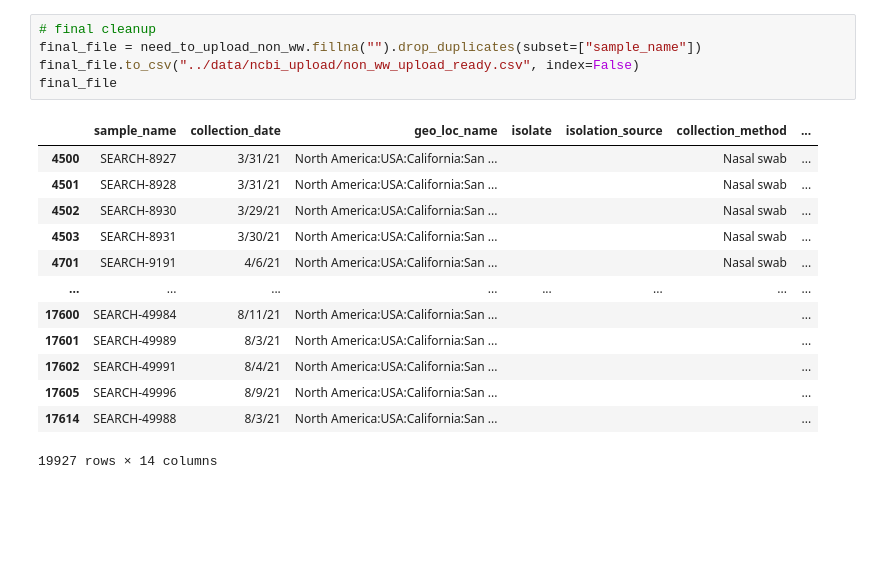
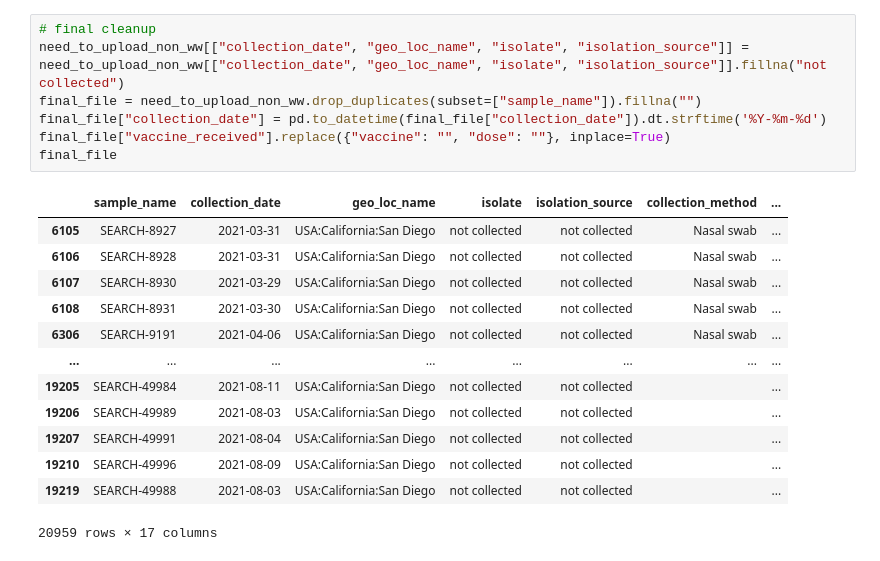
Before and after one commit to andersen-lab/bjorn, a Jupyter notebook: notebooks/ncbi_upload_workflow_non_ww.ipynb, the cells around one changed output. Saved outputs shown, nothing was run; the diff lists cells and outputs as text; blank space fills up the shorter version.

```diff
--- a/notebooks/ncbi_upload_workflow_non_ww.ipynb
+++ b/notebooks/ncbi_upload_workflow_non_ww.ipynb
@@ -210,19 +92,21 @@ See the caveats in the documentation: https://pandas.pydata.org/pandas-docs/stab
-# %%
-# final cleanup
-final_file = need_to_upload_non_ww.fillna("").drop_duplicates(subset=["sample_name"])
-final_file.to_csv("../data/ncbi_upload/non_ww_upload_ready.csv", index=False)
-final_file
-# %% [output]
-|  | sample_name | collection_date | geo_loc_name | isolate | isolation_source | collection_method | ... |
-| 4500 | SEARCH-8927 | 3/31/21 | North America:USA:California:San ... |  |  | Nasal swab | ... |
-| 4501 | SEARCH-8928 | 3/31/21 | North America:USA:California:San ... |  |  | Nasal swab | ... |
-| 4502 | SEARCH-8930 | 3/29/21 | North America:USA:California:San ... |  |  | Nasal swab | ... |
-| 4503 | SEARCH-8931 | 3/30/21 | North America:USA:California:San ... |  |  | Nasal swab | ... |
-| 4701 | SEARCH-9191 | 4/6/21 | North America:USA:California:San ... |  |  | Nasal swab | ... |
-| ... | ... | ... | ... | ... | ... | ... | ... |
-| 17600 | SEARCH-49984 | 8/11/21 | North America:USA:California:San ... |  |  |  | ... |
-| 17601 | SEARCH-49989 | 8/3/21 | North America:USA:California:San ... |  |  |  | ... |
-| 17602 | SEARCH-49991 | 8/4/21 | North America:USA:California:San ... |  |  |  | ... |
-| 17605 | SEARCH-49996 | 8/9/21 | North America:USA:California:San ... |  |  |  | ... |
-| 17614 | SEARCH-49988 | 8/3/21 | North America:USA:California:San ... |  |  |  | ... |
-19927 rows × 14 columns
+# %%
+# final cleanup
+need_to_upload_non_ww[["collection_date", "geo_loc_name", "isolate", "isolation_source"]] = need_to_upload_non_ww[["collection_date", "geo_loc_name", "isolate", "isolation_source"]].fillna("not collected")
+final_file = need_to_upload_non_ww.drop_duplicates(subset=["sample_name"]).fillna("")
+final_file["collection_date"] = pd.to_datetime(final_file["collection_date"]).dt.strftime('%Y-%m-%d')
+final_file["vaccine_received"].replace({"vaccine": "", "dose": ""}, inplace=True)
+final_file
+# %% [output]
+|  | sample_name | collection_date | geo_loc_name | isolate | isolation_source | collection_method | ... |
+| 6105 | SEARCH-8927 | 2021-03-31 | USA:California:San Diego | not collected | not collected | Nasal swab | ... |
+| 6106 | SEARCH-8928 | 2021-03-31 | USA:California:San Diego | not collected | not collected | Nasal swab | ... |
+| 6107 | SEARCH-8930 | 2021-03-29 | USA:California:San Diego | not collected | not collected | Nasal swab | ... |
+| 6108 | SEARCH-8931 | 2021-03-30 | USA:California:San Diego | not collected | not collected | Nasal swab | ... |
+| 6306 | SEARCH-9191 | 2021-04-06 | USA:California:San Diego | not collected | not collected | Nasal swab | ... |
+| ... | ... | ... | ... | ... | ... | ... | ... |
+| 19205 | SEARCH-49984 | 2021-08-11 | USA:California:San Diego | not collected | not collected |  | ... |
+| 19206 | SEARCH-49989 | 2021-08-03 | USA:California:San Diego | not collected | not collected |  | ... |
+| 19207 | SEARCH-49991 | 2021-08-04 | USA:California:San Diego | not collected | not collected |  | ... |
+| 19210 | SEARCH-49996 | 2021-08-09 | USA:California:San Diego | not collected | not collected |  | ... |
+| 19219 | SEARCH-49988 | 2021-08-03 | USA:California:San Diego | not collected | not collected |  | ... |
+20959 rows × 17 columns
```
Also changed, not shown: parts of 19 cells of this notebook, 2 other files.
